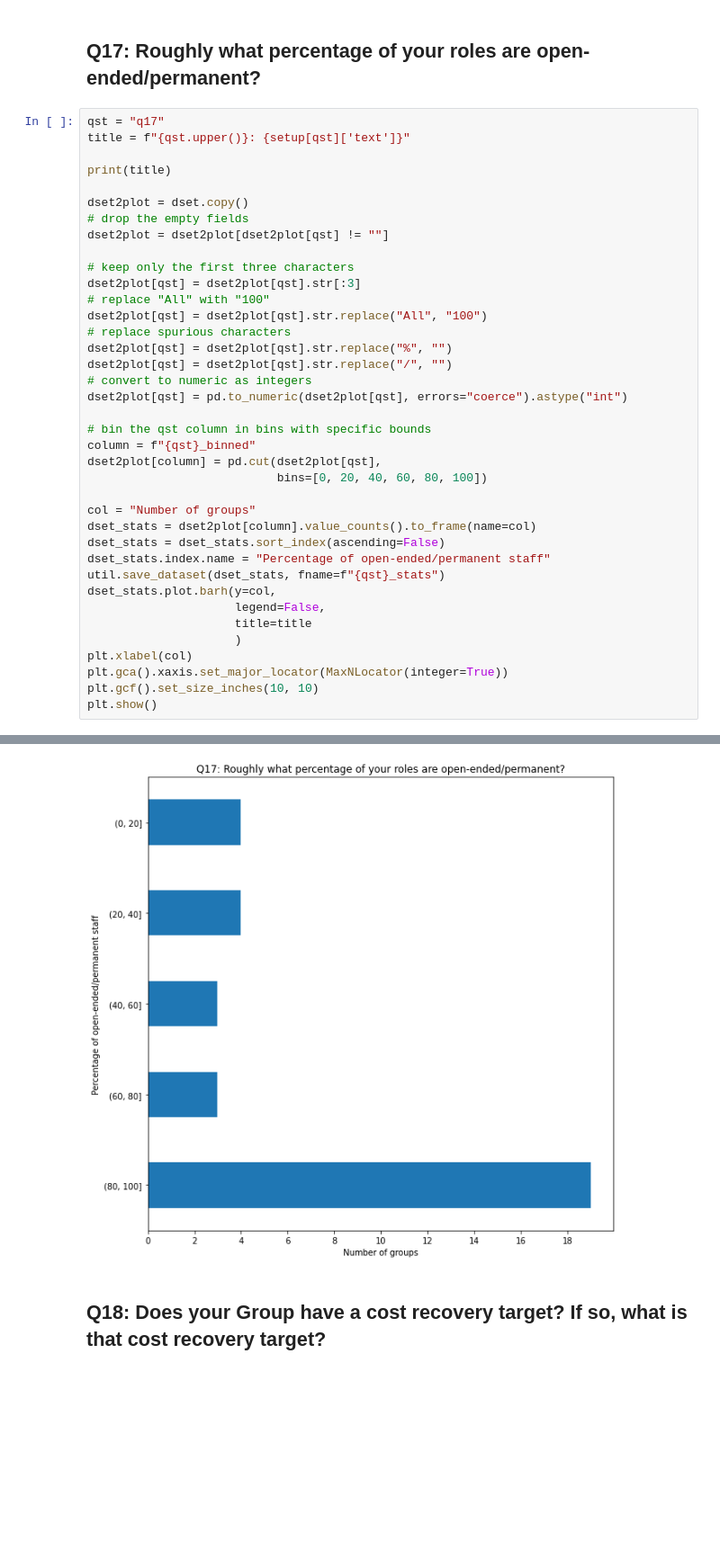
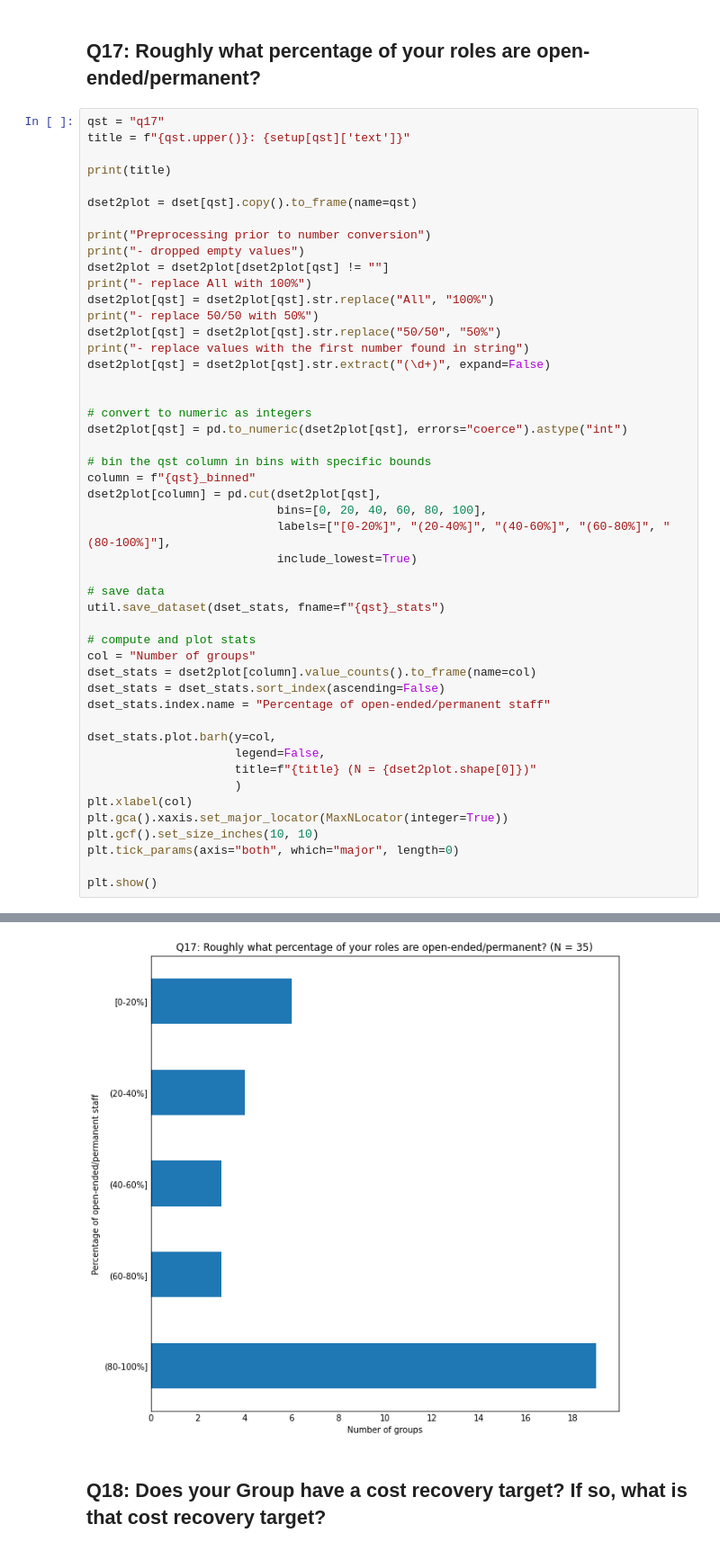
Before and after one commit to softwaresaved/RSE-Group-Leaders-Survey-2023_Python, a Jupyter notebook: notebooks/PRODUCE_report.ipynb, the cells around one changed output, grey strips where cells are left out. Shown at 90% size. Saved outputs shown, nothing was run; the diff lists cells and outputs as text; blank space fills up the shorter version.

Commit message:
Document preprocessing of Q17 and make plot prettier

```diff
--- a/notebooks/PRODUCE_report.ipynb
+++ b/notebooks/PRODUCE_report.ipynb
@@ -161,37 +161,47 @@ title = f"{qst.upper()}: {setup[qst]['text']}"
 
 print(title)
 
-dset2plot = dset.copy()
-# drop the empty fields
+dset2plot = dset[qst].copy().to_frame(name=qst)
+
+print("Preprocessing prior to number conversion")
+print("- dropped empty values")
 dset2plot = dset2plot[dset2plot[qst] != ""]
+print("- replace All with 100%")
+dset2plot[qst] = dset2plot[qst].str.replace("All", "100%")
+print("- replace 50/50 with 50%")
+dset2plot[qst] = dset2plot[qst].str.replace("50/50", "50%")
+print("- replace values with the first number found in string")
+dset2plot[qst] = dset2plot[qst].str.extract("(\d+)", expand=False)
 
-# keep only the first three characters
-dset2plot[qst] = dset2plot[qst].str[:3]
-# replace "All" with "100"
-dset2plot[qst] = dset2plot[qst].str.replace("All", "100")
-# replace spurious characters
-dset2plot[qst] = dset2plot[qst].str.replace("%", "")
-dset2plot[qst] = dset2plot[qst].str.replace("/", "")
+
 # convert to numeric as integers
 dset2plot[qst] = pd.to_numeric(dset2plot[qst], errors="coerce").astype("int")
 
 # bin the qst column in bins with specific bounds
 column = f"{qst}_binned"
 dset2plot[column] = pd.cut(dset2plot[qst],
-                           bins=[0, 20, 40, 60, 80, 100])
+                           bins=[0, 20, 40, 60, 80, 100],
+                           labels=["[0-20%]", "(20-40%]", "(40-60%]", "(60-80%]", "(80-100%]"],
+                           include_lowest=True)
 
+# save data
+util.save_dataset(dset_stats, fname=f"{qst}_stats")
+
+# compute and plot stats
 col = "Number of groups"
 dset_stats = dset2plot[column].value_counts().to_frame(name=col)
 dset_stats = dset_stats.sort_index(ascending=False)
 dset_stats.index.name = "Percentage of open-ended/permanent staff"
-util.save_dataset(dset_stats, fname=f"{qst}_stats")
+
 dset_stats.plot.barh(y=col,
                      legend=False,
-                     title=title
+                     title=f"{title} (N = {dset2plot.shape[0]})"
                      )
 plt.xlabel(col)
 plt.gca().xaxis.set_major_locator(MaxNLocator(integer=True))
 plt.gcf().set_size_inches(10, 10)
+plt.tick_params(axis="both", which="major", length=0)
+
 plt.show()
 # %% [output]
 Q17: Roughly what percentage of your roles are open-ended/permanent?
@@ -198,4 +224,4 @@ Q17: Roughly what percentage of your roles are open-ended/permanent?
-[figure, old version]
+[figure, new version]
 # %% [markdown]
 ## Q18: Does your Group have a cost recovery target? If so, what is that cost recovery target?
 # %%
```
Also changed, not shown: parts of 2 cells of this notebook, 1 other file.
